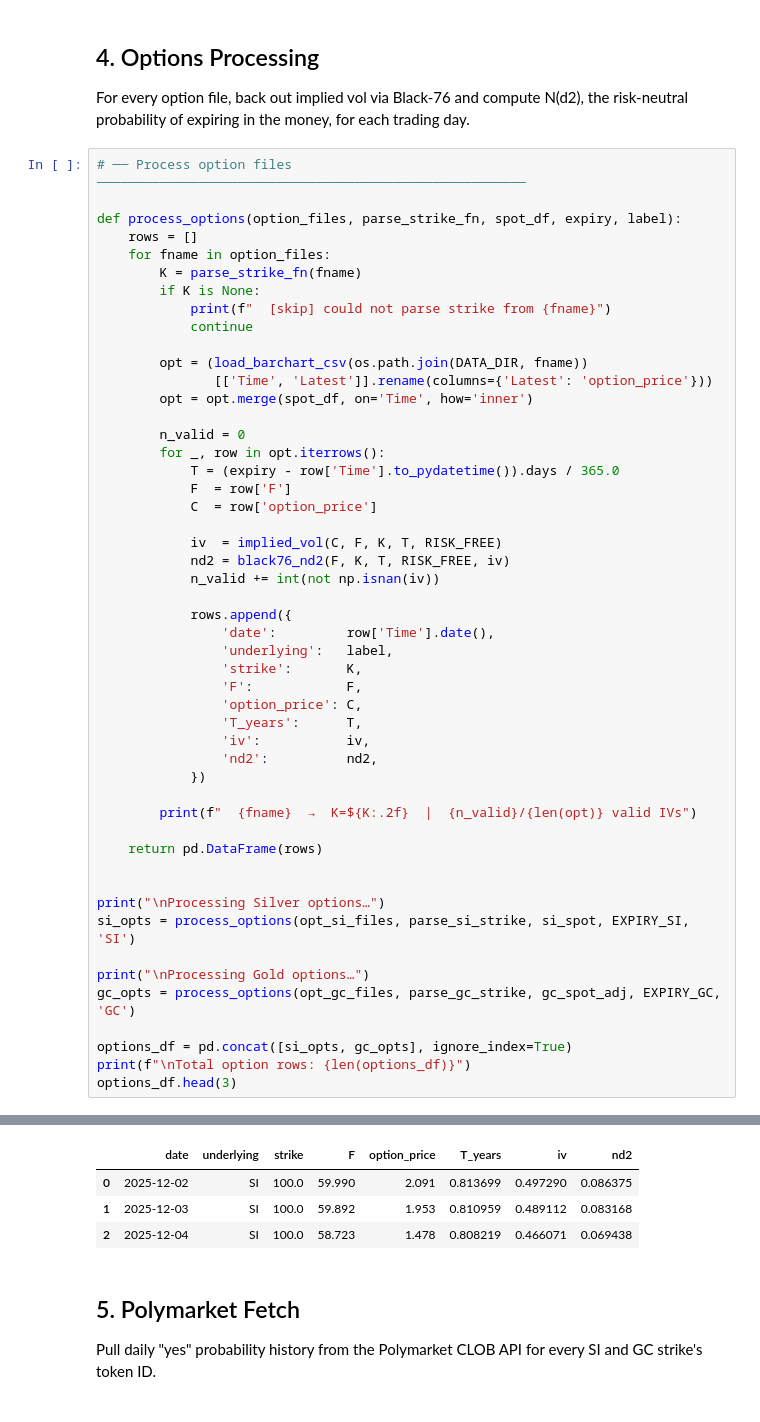
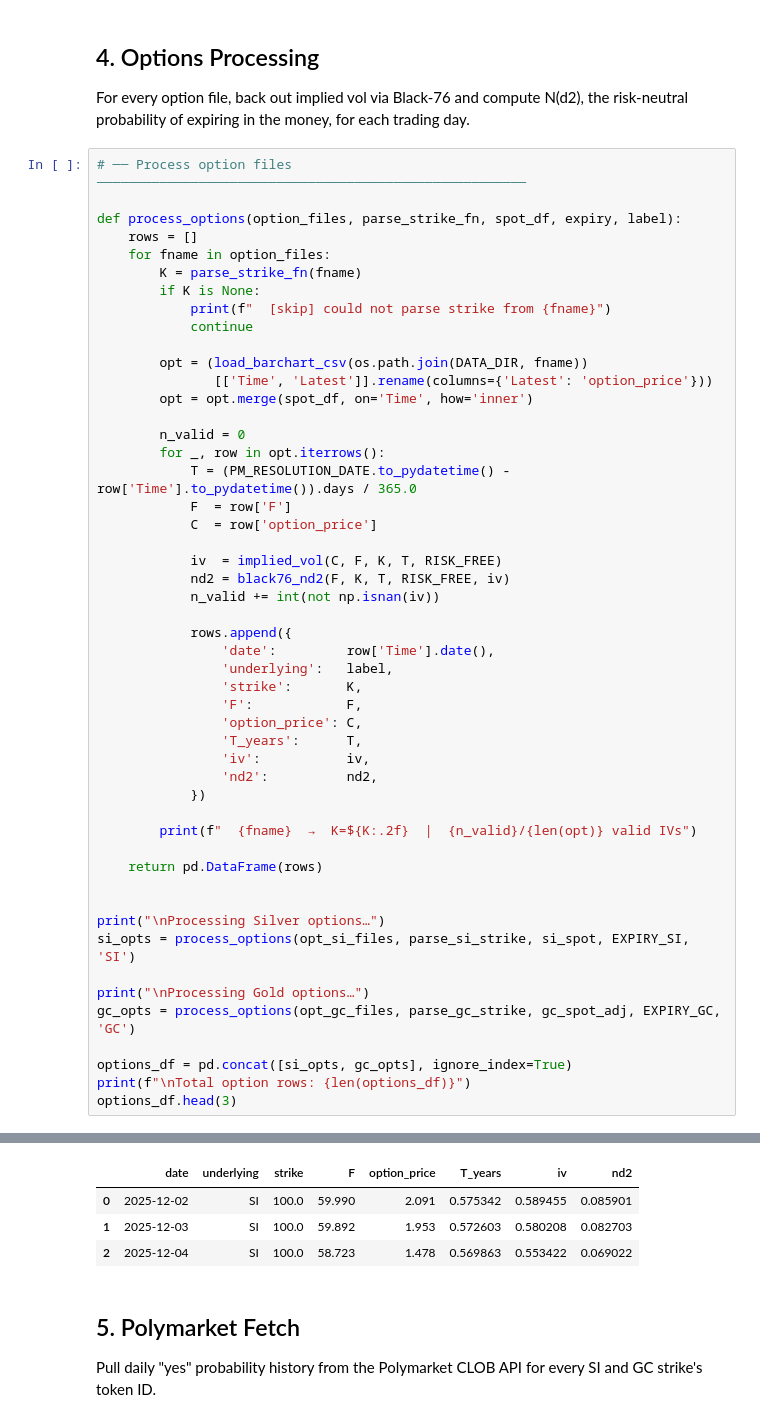
Before and after one commit to AidanCarp/polymarket-options-research, a Jupyter notebook: Jupyternotebook.ipynb, the cells around one changed output, grey strips where cells are left out. Saved outputs shown, nothing was run; the diff lists cells and outputs as text.

```diff
--- a/Jupyternotebook.ipynb
+++ b/Jupyternotebook.ipynb
@@ -221,7 +221,7 @@ def process_options(option_files, parse_strike_fn, spot_df, expiry, label):
 
         n_valid = 0
         for _, row in opt.iterrows():
-            T = (expiry - row['Time'].to_pydatetime()).days / 365.0
+            T = (PM_RESOLUTION_DATE.to_pydatetime() - row['Time'].to_pydatetime()).days / 365.0
             F  = row['F']
             C  = row['option_price']
 
@@ -273,9 +273,9 @@ Processing Silver options…
 
 Total option rows: 3131
 |  | date | underlying | strike | F | option_price | T_years | iv | nd2 |
-| 0 | 2025-12-02 | SI | 100.0 | 59.990 | 2.091 | 0.813699 | 0.497290 | 0.086375 |
-| 1 | 2025-12-03 | SI | 100.0 | 59.892 | 1.953 | 0.810959 | 0.489112 | 0.083168 |
-| 2 | 2025-12-04 | SI | 100.0 | 58.723 | 1.478 | 0.808219 | 0.466071 | 0.069438 |
+| 0 | 2025-12-02 | SI | 100.0 | 59.990 | 2.091 | 0.575342 | 0.589455 | 0.085901 |
+| 1 | 2025-12-03 | SI | 100.0 | 59.892 | 1.953 | 0.572603 | 0.580208 | 0.082703 |
+| 2 | 2025-12-04 | SI | 100.0 | 58.723 | 1.478 | 0.569863 | 0.553422 | 0.069022 |
 # %% [markdown]
 ## 5. Polymarket Fetch
 
```
Also changed, not shown: parts of 15 cells of this notebook, 18 other files.
